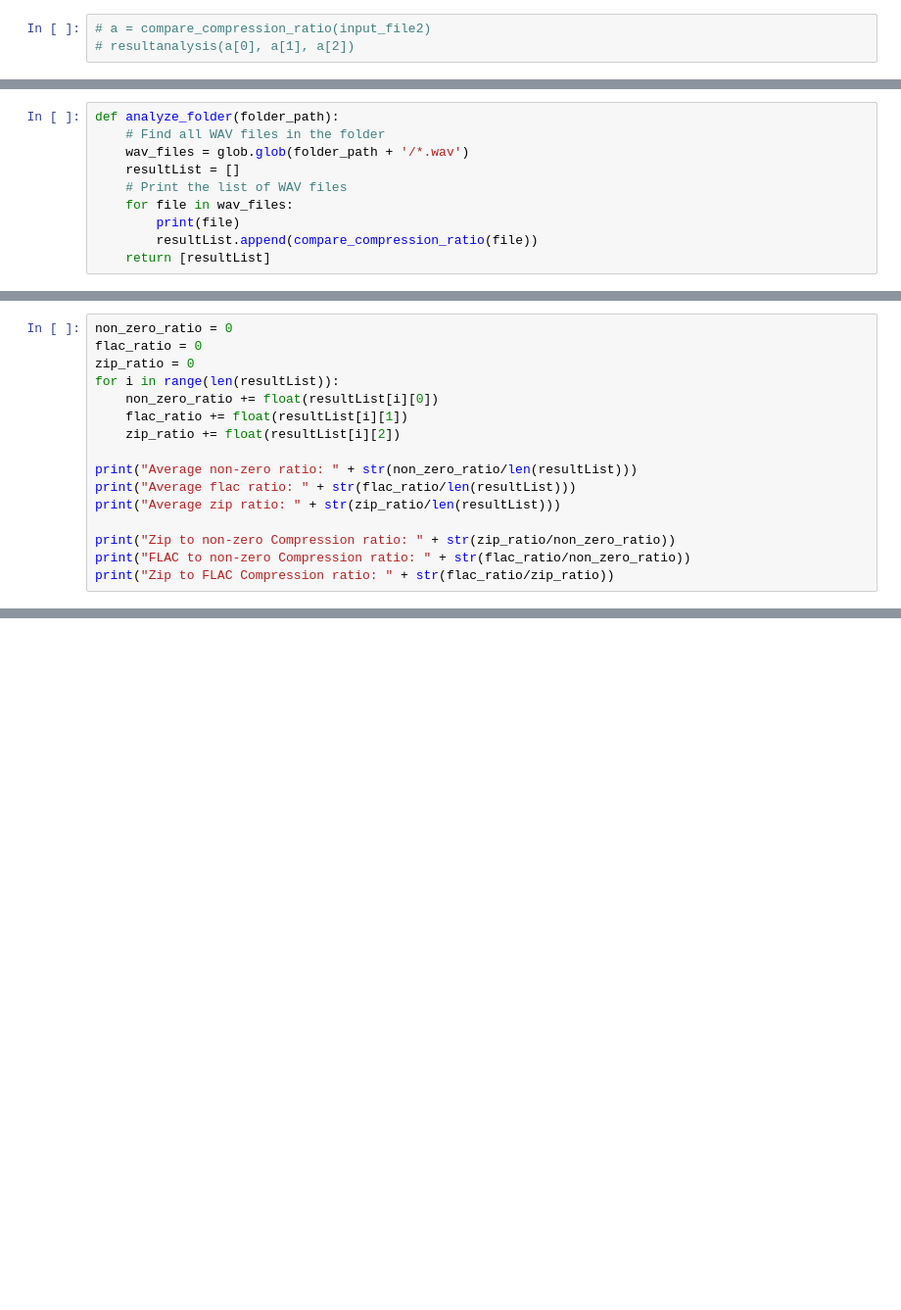
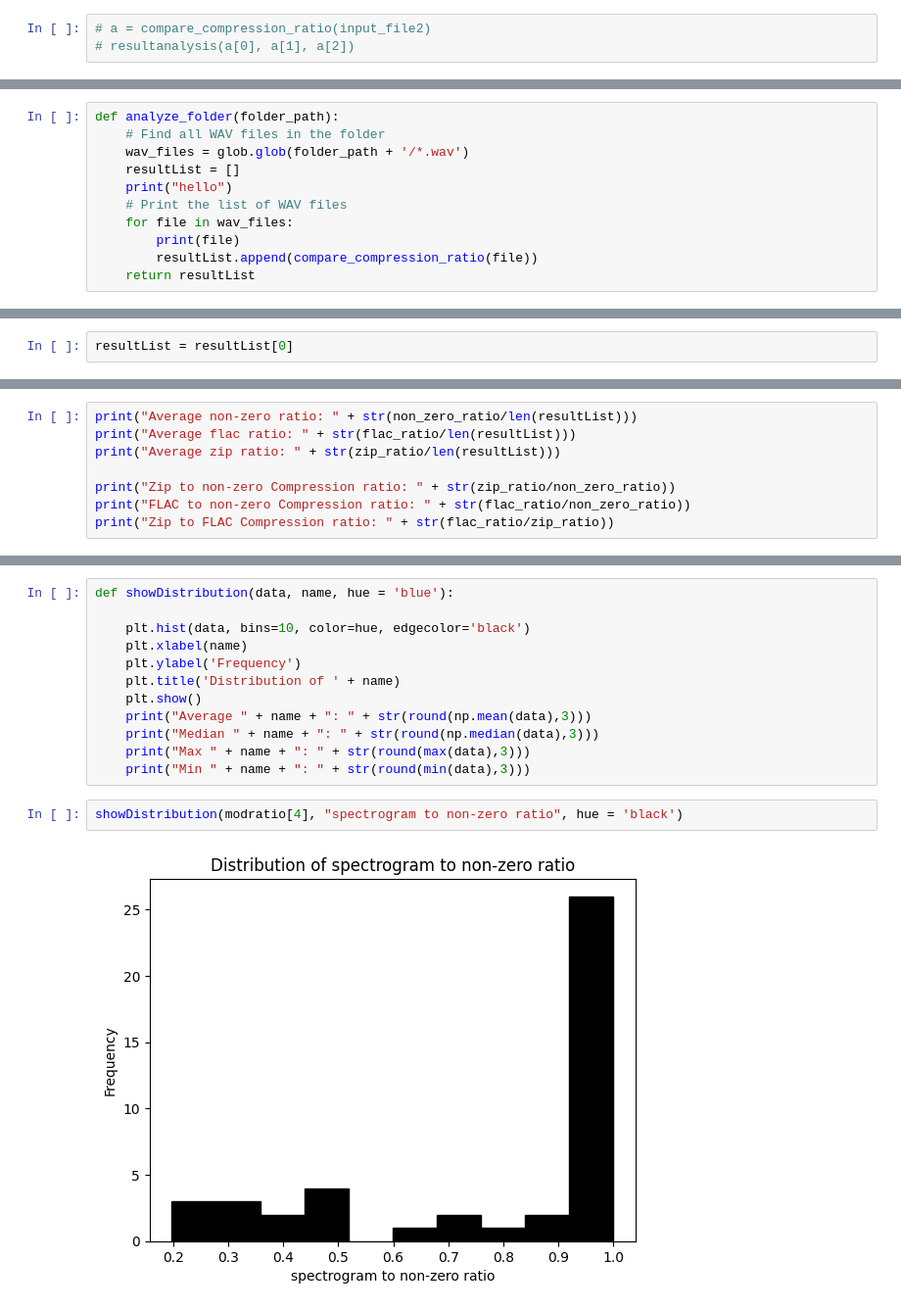
Before and after one commit to gunhee-c/Multitrack-Compress, a Jupyter notebook: ModuleImported.ipynb, the cells around one changed output, grey strips where cells are left out. Shown at 98% size. Cells and saved outputs as stored; diff of their text form; blank space fills up the shorter version.

```diff
--- a/ModuleImported.ipynb
+++ b/ModuleImported.ipynb
@@ -185,10 +208,11 @@ def analyze_folder(folder_path):
     # Find all WAV files in the folder
     wav_files = glob.glob(folder_path + '/*.wav')
     resultList = []
+    print("hello")
     # Print the list of WAV files
     for file in wav_files:
         print(file)
         resultList.append(compare_compression_ratio(file))
-    return [resultList]
+    return resultList
 # %%
 resultList = analyze_folder(folder_path)
@@ -202,0 +219,2 @@ KeyboardInterrupt:
+# %%
+resultList = resultList[0]
@@ -203,12 +270,4 @@ KeyboardInterrupt:
 # %%
-non_zero_ratio = 0
-flac_ratio = 0
-zip_ratio = 0
-for i in range(len(resultList)):
-    non_zero_ratio += float(resultList[i][0])
-    flac_ratio += float(resultList[i][1])
-    zip_ratio += float(resultList[i][2])
-
 print("Average non-zero ratio: " + str(non_zero_ratio/len(resultList)))
 print("Average flac ratio: " + str(flac_ratio/len(resultList)))
 print("Average zip ratio: " + str(zip_ratio/len(resultList)))
@@ -225,0 +333,16 @@ Zip to FLAC Compressoin ratio: 0.11339024444346948
+# %%
+def showDistribution(data, name, hue = 'blue'):
+
+    plt.hist(data, bins=10, color=hue, edgecolor='black')
+    plt.xlabel(name)
+    plt.ylabel('Frequency')
+    plt.title('Distribution of ' + name)
+    plt.show()
+    print("Average " + name + ": " + str(round(np.mean(data),3)))
+    print("Median " + name + ": " + str(round(np.median(data),3)))
+    print("Max " + name + ": " + str(round(max(data),3)))
+    print("Min " + name + ": " + str(round(min(data),3)))
+# %%
+showDistribution(modratio[4], "spectrogram to non-zero ratio", hue = 'black')
+# %% [output]
+[figure, added]
```
Also changed, not shown: parts of 19 cells of this notebook, 3 other files.
